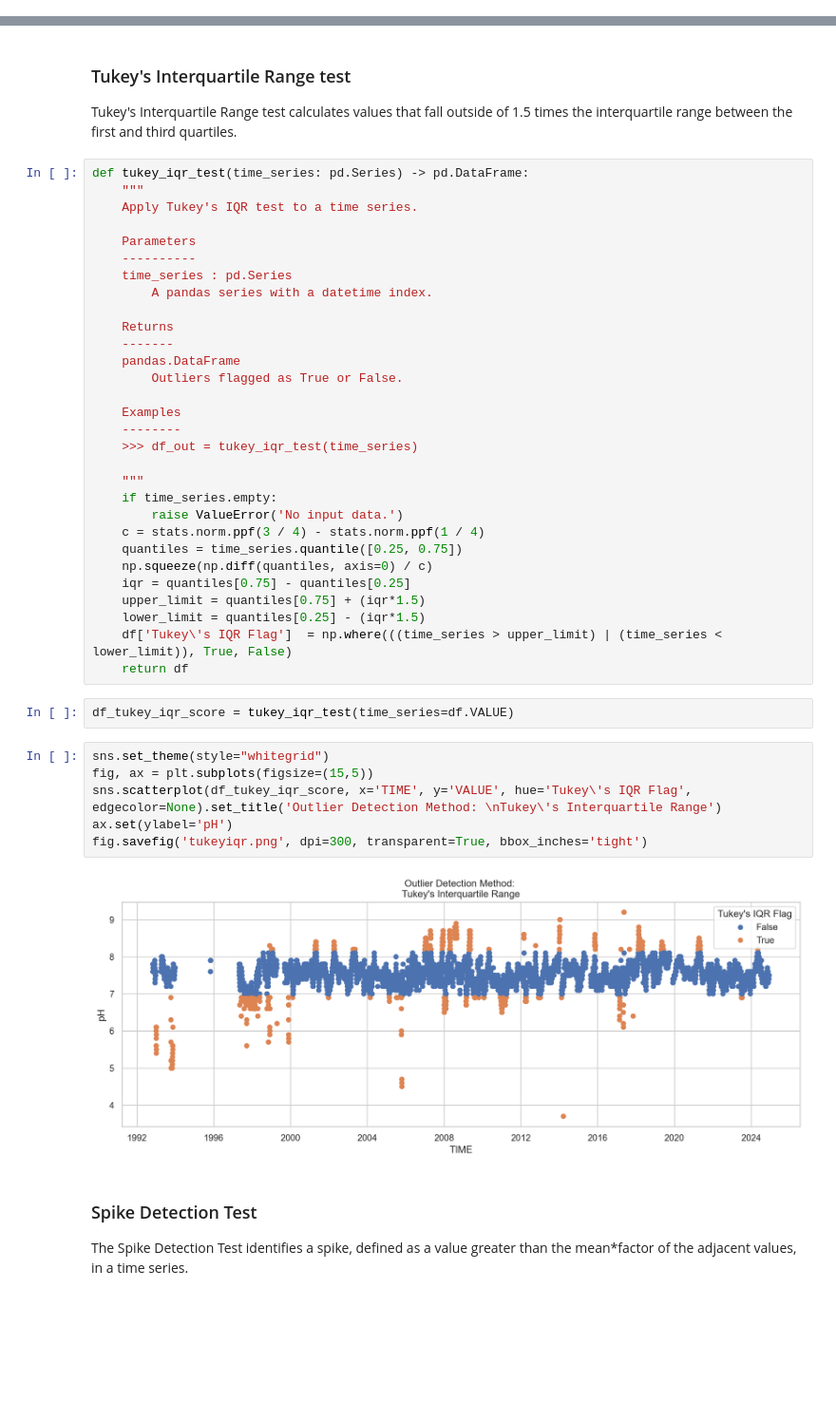
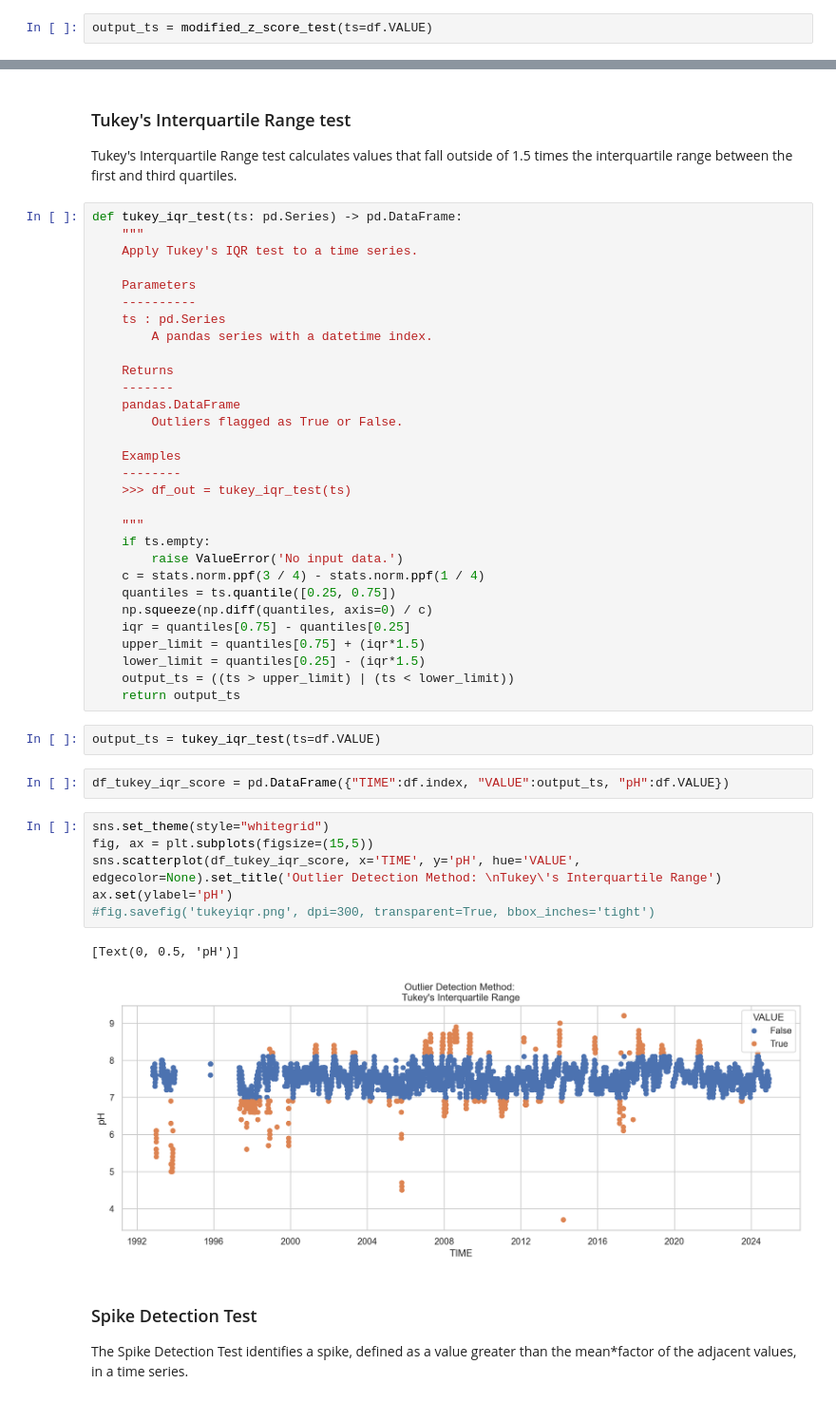
Before and after one commit to DWR-QA-Program/caldata-dsa-outlier-tool, a Jupyter notebook: dwr/dwr.ipynb, the cells around one changed output, grey strips where cells are left out. Shown at 95% size. Cells and saved outputs as stored; diff of their text form; blank space fills up the shorter version.

```diff
--- a/dwr/dwr.ipynb
+++ b/dwr/dwr.ipynb
@@ -336,0 +357,2 @@ fig.savefig('modifiedzscore.png', dpi=300, transparent=True, bbox_inches='tight'
+# %%
+output_ts = modified_z_score_test(ts=df.VALUE)
@@ -339,13 +371,13 @@ fig.savefig('modifiedzscore.png', dpi=300, transparent=True, bbox_inches='tight'
 
 Tukey's Interquartile Range test calculates values that fall outside of 1.5 times the interquartile range between the first and third quartiles.
 # %%
-def tukey_iqr_test(time_series: pd.Series) -> pd.DataFrame:
+def tukey_iqr_test(ts: pd.Series) -> pd.DataFrame:
     """
     Apply Tukey's IQR test to a time series.
 
     Parameters
     ----------
-    time_series : pd.Series
+    ts : pd.Series
         A pandas series with a datetime index.
 
     Returns
@@ -355,29 +387,32 @@ def tukey_iqr_test(time_series: pd.Series) -> pd.DataFrame:
 
     Examples
     --------
-    >>> df_out = tukey_iqr_test(time_series)
+    >>> df_out = tukey_iqr_test(ts)
 
     """
-    if time_series.empty:
+    if ts.empty:
         raise ValueError('No input data.')
     c = stats.norm.ppf(3 / 4) - stats.norm.ppf(1 / 4)
-    quantiles = time_series.quantile([0.25, 0.75])
+    quantiles = ts.quantile([0.25, 0.75])
     np.squeeze(np.diff(quantiles, axis=0) / c)
     iqr = quantiles[0.75] - quantiles[0.25]
     upper_limit = quantiles[0.75] + (iqr*1.5)
     lower_limit = quantiles[0.25] - (iqr*1.5)
-    df['Tukey\'s IQR Flag']  = np.where(((time_series > upper_limit) | (time_series < lower_limit)), True, False)
-    return df
+    output_ts = ((ts > upper_limit) | (ts < lower_limit))
+    return output_ts
+# %%
+output_ts = tukey_iqr_test(ts=df.VALUE)
 # %%
-df_tukey_iqr_score = tukey_iqr_test(time_series=df.VALUE)
+df_tukey_iqr_score = pd.DataFrame({"TIME":df.index, "VALUE":output_ts, "pH":df.VALUE})
 # %%
 sns.set_theme(style="whitegrid")
 fig, ax = plt.subplots(figsize=(15,5))
-sns.scatterplot(df_tukey_iqr_score, x='TIME', y='VALUE', hue='Tukey\'s IQR Flag', edgecolor=None).set_title('Outlier Detection Method: \nTukey\'s Interquartile Range')
+sns.scatterplot(df_tukey_iqr_score, x='TIME', y='pH', hue='VALUE', edgecolor=None).set_title('Outlier Detection Method: \nTukey\'s Interquartile Range')
 ax.set(ylabel='pH')
-fig.savefig('tukeyiqr.png', dpi=300, transparent=True, bbox_inches='tight')
+#fig.savefig('tukeyiqr.png', dpi=300, transparent=True, bbox_inches='tight')
 # %% [output]
+[Text(0, 0.5, 'pH')]
-[figure, old version]
+[figure, new version]
 # %% [markdown]
 ### Spike Detection Test
 
```
Also changed, not shown: parts of 19 cells of this notebook, 1 other file.
